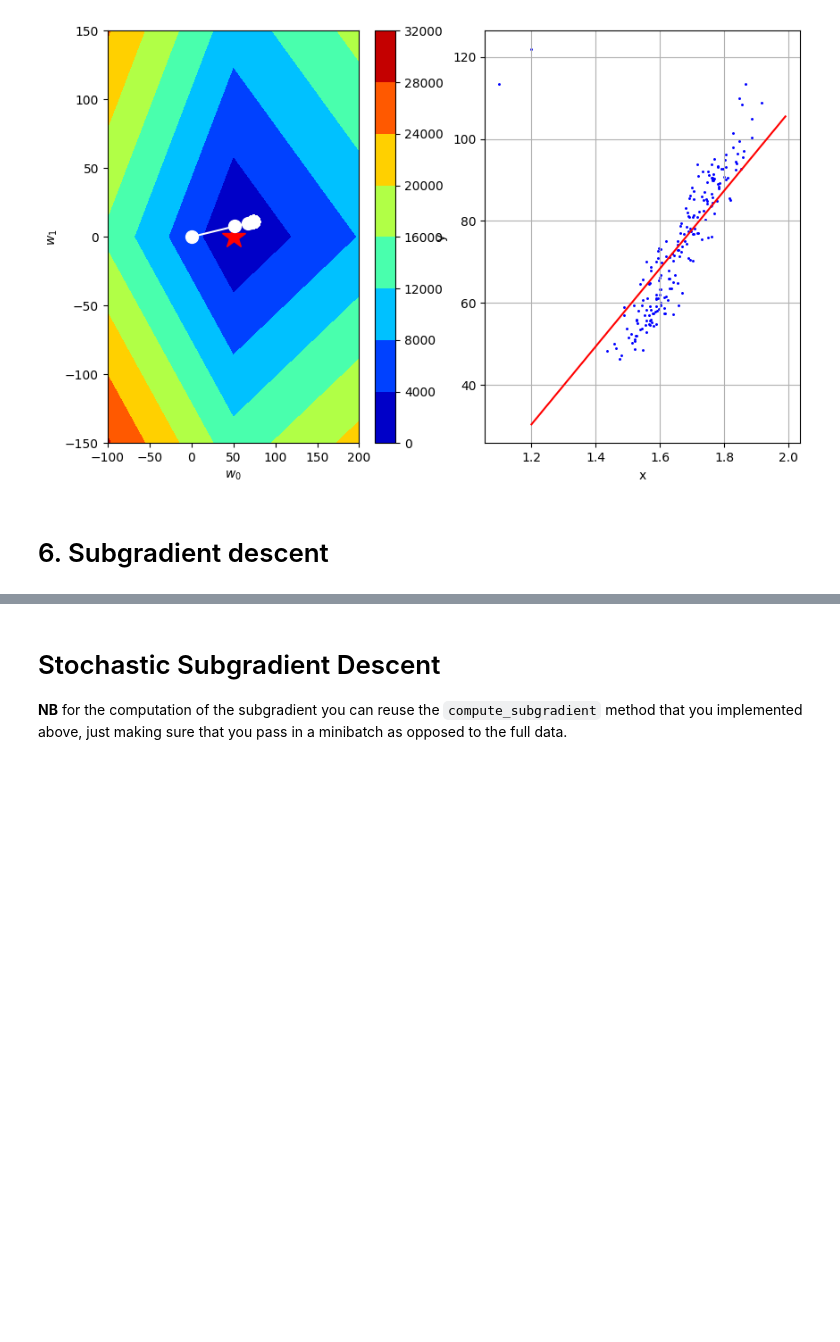
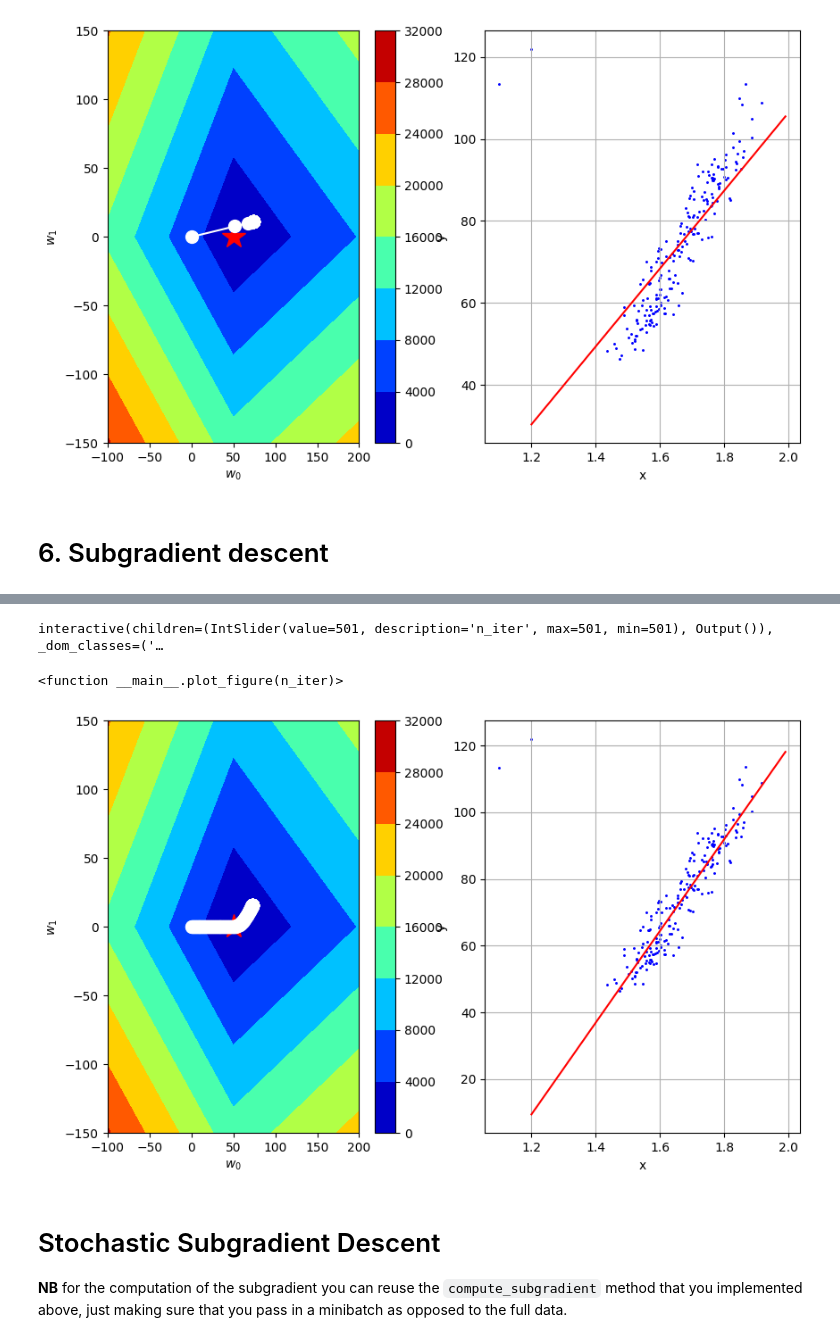
Before and after one commit to phamelink/ML_repo, a Jupyter notebook: labs/ex02/template/ex02.ipynb, the cells around one changed output, grey strips where cells are left out. Saved outputs shown, nothing was run; the diff lists cells and outputs as text; code cells hidden in the pictures; blank space fills up the shorter version.

```diff
--- a/labs/ex02/template/ex02.ipynb
+++ b/labs/ex02/template/ex02.ipynb
@@ -469,6 +472,21 @@ interactive(children=(IntSlider(value=51, description='n_iter', max=51, min=51),
 # %% [markdown]
 # 6. Subgradient descent
 # %%
+def compute_loss(y, tx, w):
+    """Calculate the loss using MAE.
+
+    Args:
+        y: numpy array of shape=(N, )
+        tx: numpy array of shape=(N,2)
+        w: numpy array of shape=(2,). The vector of model parameters.
+
+    Returns:
+        the value of the loss (a scalar), corresponding to the input parameters w.
+    """
+    N = len(y)
+    e = np.absolute(y - tx @ w)
+    return np.sum(e)/N
+
 def compute_subgradient_mae(y, tx, w):
     """Compute a subgradient of the MAE at w.
 
@@ -484,7 +502,13 @@ def compute_subgradient_mae(y, tx, w):
     # INSERT YOUR CODE HERE
     # TODO: compute subgradient gradient vector for MAE
     # ***************************************************
-    raise NotImplementedError
+    N = y.shape[0]
+    e = y - tx @ w
+    sgn = np.sign(e)
+    if 0 in sgn:
+        print(sgn)
+
+    return (-1/N)* tx.T @ sgn
 # %%
 def subgradient_descent(y, tx, initial_w, max_iters, gamma):
     """The SubGradient Descent (SubGD) algorithm.
@@ -509,12 +533,13 @@ def subgradient_descent(y, tx, initial_w, max_iters, gamma):
         # INSERT YOUR CODE HERE
         # TODO: compute subgradient and loss
         # ***************************************************
-        raise NotImplementedError
+        sgd = compute_subgradient_mae(y, tx, w)
+        loss = compute_loss(y, tx, w)
         # ***************************************************
         # INSERT YOUR CODE HERE
         # TODO: update w by subgradient
         # ***************************************************
-        raise NotImplementedError
+        w = w - gamma * sgd
 
         ws.append(w)
         losses.append(loss)
@@ -545,24 +588,28 @@ print("SubGD: execution time={t:.3f} seconds".format(t=exection_time))
 # %%
 from ipywidgets import IntSlider, interact
 
 
 def plot_figure(n_iter):
     fig = gradient_descent_visualization(
         subgd_losses,
         subgd_ws,
         grid_losses,
         grid_w0,
         grid_w1,
         mean_x,
         std_x,
         height,
         weight,
         n_iter,
     )
     fig.set_size_inches(10.0, 6.0)
 
 
-interact(plot_figure, n_iter=IntSlider(min=1, max=len(subgd_ws)))
+interact(plot_figure, n_iter=IntSlider(min=len(subgd_ws), max=len(subgd_ws)))
+# %% [output]
+interactive(children=(IntSlider(value=501, description='n_iter', max=501, min=501), Output()), _dom_classes=('…
+<function __main__.plot_figure(n_iter)>
+[figure, added]
 # %% [markdown]
 # Stochastic Subgradient Descent
 
```
Also changed, not shown: parts of 11 cells of this notebook, 2 other files.
